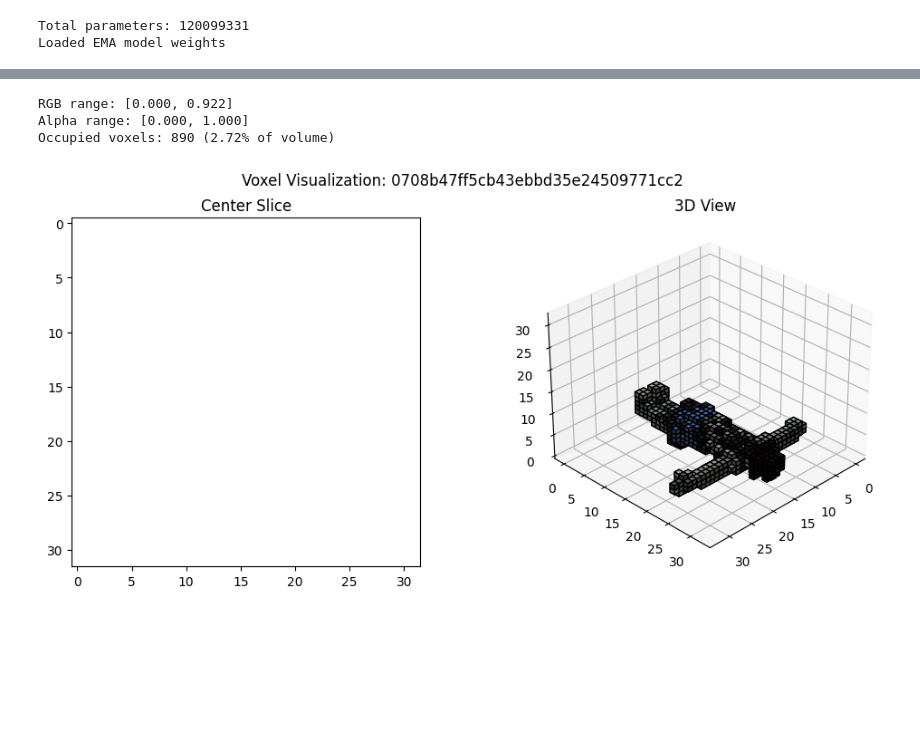
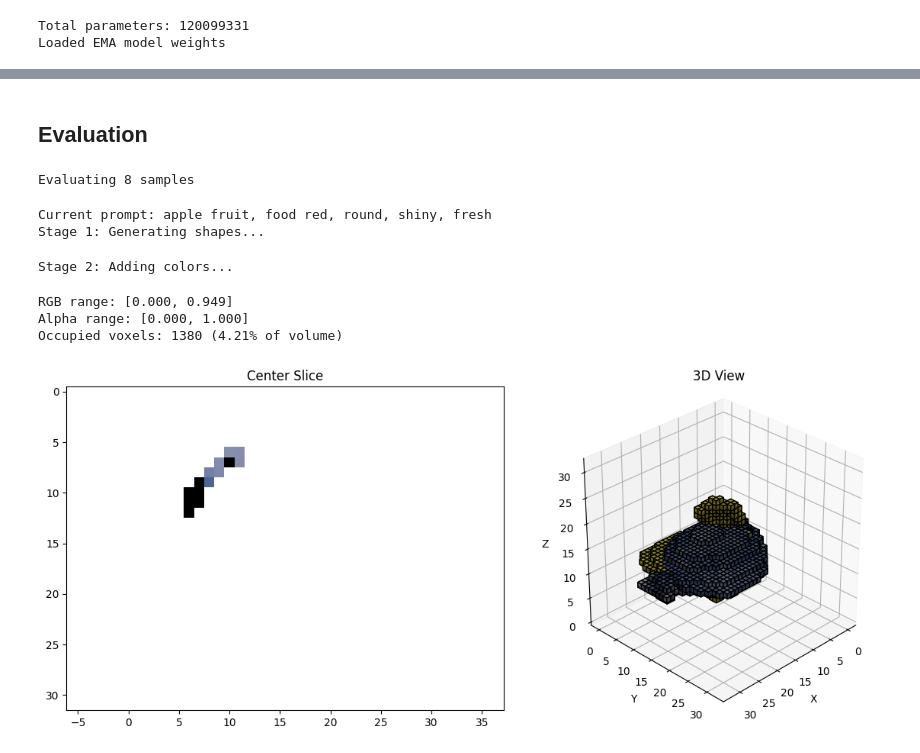
Before and after one commit to PeterAMassih/3D-BlockGen, a Jupyter notebook: run.ipynb, the cells around one changed output, grey strips where cells are left out. Drawn from its saved outputs; the diff is of its cells as text; code cells hidden in the pictures; blank space fills up the shorter version.

Commit message:
Added evaluation set + typos

```diff
--- a/run.ipynb
+++ b/run.ipynb
@@ -230,12 +230,45 @@ Number of faces: 74690
-# %%
-from blockgen.utils import plot_voxel_tensor
-
-plot_voxel_tensor("/scratch/students/2024-fall-sp-pabdel/3D-BlockGen/objaverse_data_voxelized/hf-objaverse-v1/glbs/000-035/0708b47ff5cb43ebbd35e24509771cc2.pt")
-# %% [output]
-RGB range: [0.000, 0.922]
-Alpha range: [0.000, 1.000]
-Occupied voxels: 890 (2.72% of volume)
-[figure, removed]
+# %% [markdown]
+## Evaluation
+# %%
+# Path to your test data and annotations
+test_data_dir = "evaluation_set_voxelized"
+annotation_file = "evaluation_set/annotations.json"
+
+# Run evaluation with different parameters
+metrics = evaluate_generation(
+    shape_model=shape_model,
+    color_model=color_model,
+    test_data_dir=test_data_dir,
+    annotation_file=annotation_file,
+    num_eval_samples=8, # actual number of elements in the dataset
+    guidance_scale=15.0,
+    color_guidance_scale=15.0,
+    use_rotations=False,
+    device='cuda'
+)
+
+# Print results in a formatted way
+print("\nEvaluation Results:")
+print("-" * 50)
+for metric_name, value in metrics.items():
+    print(f"{metric_name:15s}: {value:.4f}")
+# %% [output]
+Evaluating 8 samples
+Current prompt: apple fruit, food red, round, shiny, fresh
+Stage 1: Generating shapes...
+Stage 2: Adding colors...
+# %%
+from blockgen.utils import plot_voxel_tensor
+import matplotlib.pyplot as plt
+
+plot_voxel_tensor(torch.load("evaluation_set_voxelized/sawyer_fish_001.pt"))
+
+plt.show()
+# %% [output]
+RGB range: [0.000, 0.949]
+Alpha range: [0.000, 1.000]
+Occupied voxels: 1380 (4.21% of volume)
+[figure, added]
 # %%
 from datasets import load_dataset
 
```
Also changed, not shown: parts of 13 cells of this notebook, 7 other files.
